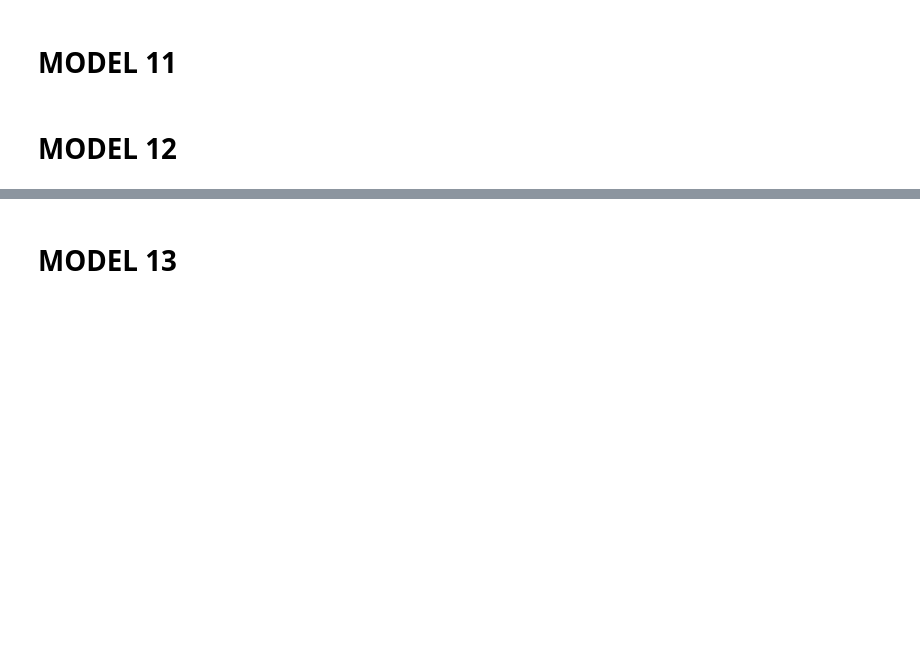
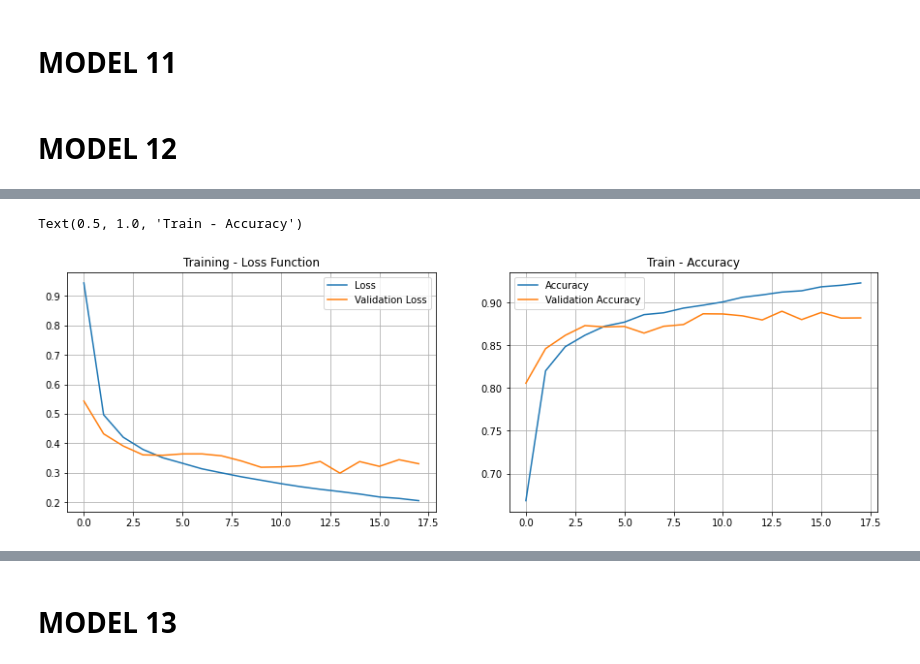
Before and after one commit to vineet891/DL-Assignment, a Jupyter notebook: Assignment1.ipynb, the cells around one changed output, grey strips where cells are left out. Drawn from its saved outputs; the diff is of its cells as text; code cells hidden in the pictures; blank space fills up the shorter version.

Commit message:
Added Model 12

```diff
--- a/Assignment1.ipynb
+++ b/Assignment1.ipynb
@@ -385,0 +427,3 @@ model10.evaluate(x_test, y_test)
+# %%
+#train the model
+history12 = model12.fit(X_train,Y_train,epochs=18, validation_data=(X_valid, Y_valid))
@@ -385,0 +448,19 @@ model10.evaluate(x_test, y_test)
+# %%
+plt.figure(figsize=(15, 10))
+
+plt.subplot(2, 2, 1)
+plt.grid(True)
+plt.plot(history12.history['loss'], label='Loss')
+plt.plot(history12.history['val_loss'], label='Validation Loss')
+plt.legend()
+plt.title('Training - Loss Function')
+
+plt.subplot(2, 2, 2)
+plt.grid(True)
+plt.plot(history12.history['accuracy'], label='Accuracy')
+plt.plot(history12.history['val_accuracy'], label='Validation Accuracy')
+plt.legend()
+plt.title('Train - Accuracy')
+# %% [output]
+Text(0.5, 1.0, 'Train - Accuracy')
+[figure, added]
```
Also changed, not shown: parts of 4 cells of this notebook.
